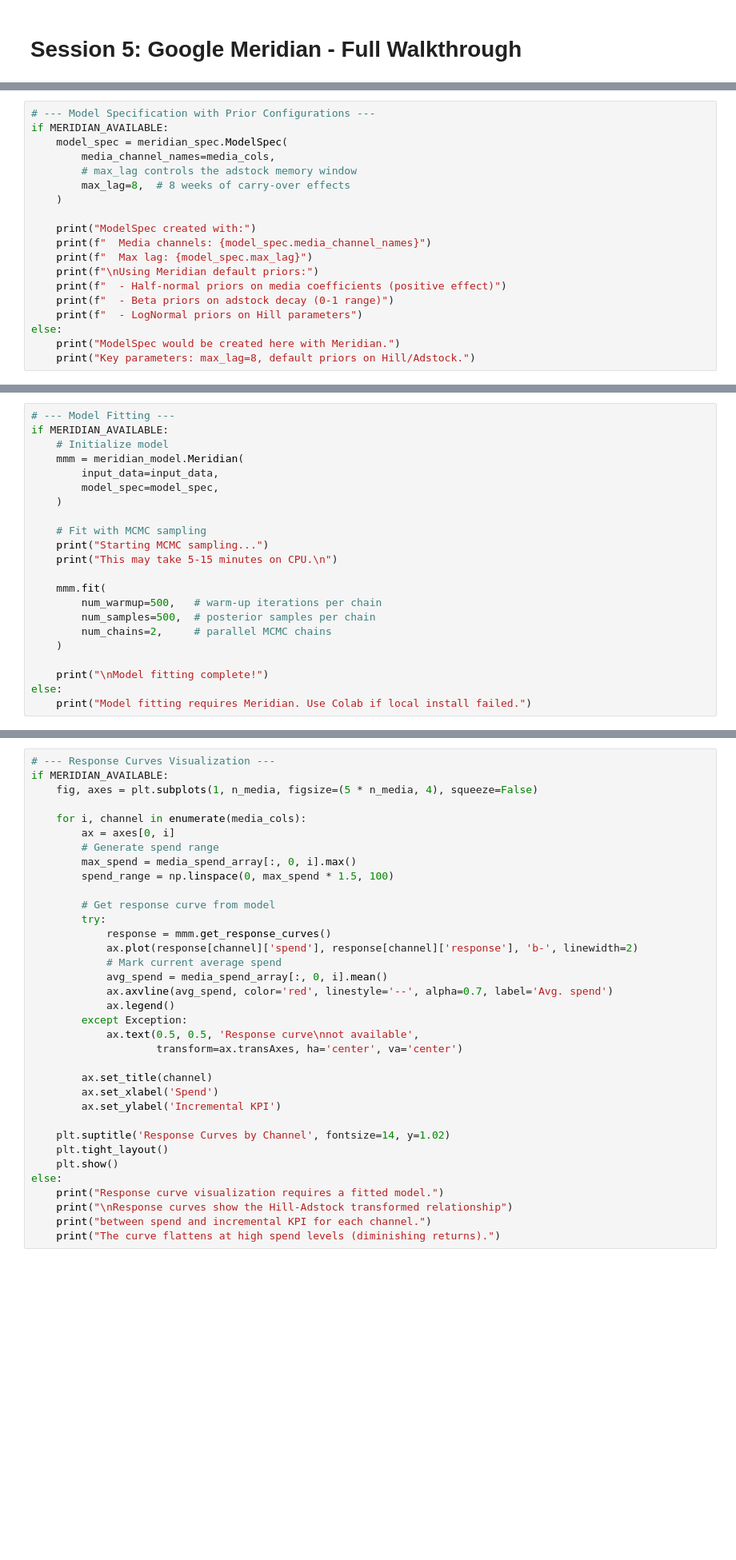
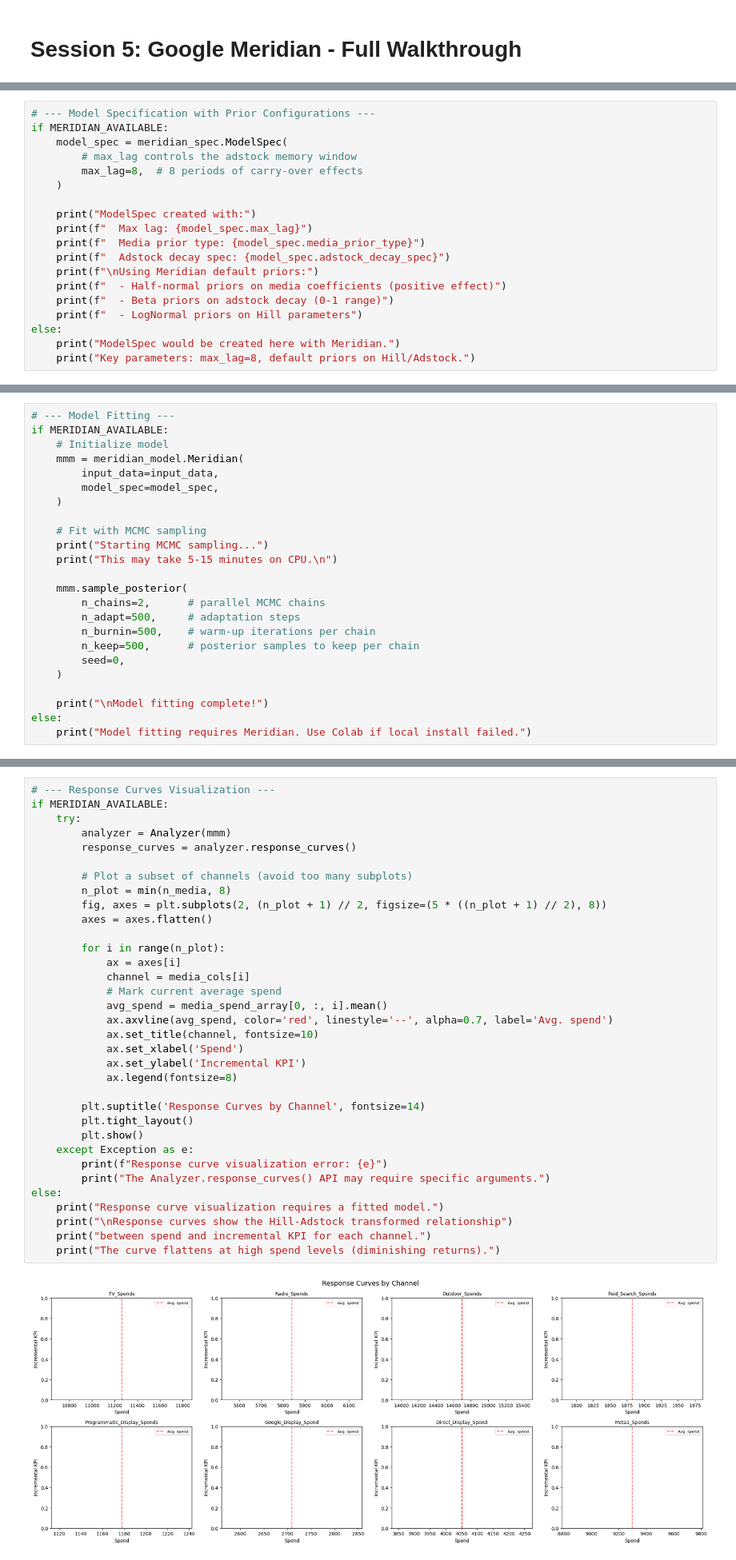
Before and after one commit to gdberrio/MarketingScience-CohortMarch26, a Jupyter notebook: week-3/session-5/session_05_meridian.ipynb, the cells around one changed output, grey strips where cells are left out. Shown at 80% size. Saved outputs shown, nothing was run; the diff lists cells and outputs as text; blank space fills up the shorter version.

```diff
--- a/week-3/session-5/session_05_meridian.ipynb
+++ b/week-3/session-5/session_05_meridian.ipynb
@@ -140,14 +185,14 @@ Meridian's defaults are reasonable starting points, but you should calibrate pri
 # --- Model Specification with Prior Configurations ---
 if MERIDIAN_AVAILABLE:
     model_spec = meridian_spec.ModelSpec(
-        media_channel_names=media_cols,
         # max_lag controls the adstock memory window
-        max_lag=8,  # 8 weeks of carry-over effects
+        max_lag=8,  # 8 periods of carry-over effects
     )
 
     print("ModelSpec created with:")
-    print(f"  Media channels: {model_spec.media_channel_names}")
     print(f"  Max lag: {model_spec.max_lag}")
+    print(f"  Media prior type: {model_spec.media_prior_type}")
+    print(f"  Adstock decay spec: {model_spec.adstock_decay_spec}")
     print(f"\nUsing Meridian default priors:")
     print(f"  - Half-normal priors on media coefficients (positive effect)")
     print(f"  - Beta priors on adstock decay (0-1 range)")
@@ -177,10 +243,12 @@ if MERIDIAN_AVAILABLE:
     print("Starting MCMC sampling...")
     print("This may take 5-15 minutes on CPU.\n")
 
-    mmm.fit(
-        num_warmup=500,   # warm-up iterations per chain
-        num_samples=500,  # posterior samples per chain
-        num_chains=2,     # parallel MCMC chains
+    mmm.sample_posterior(
+        n_chains=2,      # parallel MCMC chains
+        n_adapt=500,     # adaptation steps
+        n_burnin=500,    # warm-up iterations per chain
+        n_keep=500,      # posterior samples to keep per chain
+        seed=0,
     )
 
     print("\nModel fitting complete!")
@@ -229,38 +365,39 @@ else:
 # %%
 # --- Response Curves Visualization ---
 if MERIDIAN_AVAILABLE:
-    fig, axes = plt.subplots(1, n_media, figsize=(5 * n_media, 4), squeeze=False)
+    try:
+        analyzer = Analyzer(mmm)
+        response_curves = analyzer.response_curves()
 
-    for i, channel in enumerate(media_cols):
-        ax = axes[0, i]
-        # Generate spend range
-        max_spend = media_spend_array[:, 0, i].max()
-        spend_range = np.linspace(0, max_spend * 1.5, 100)
+        # Plot a subset of channels (avoid too many subplots)
+        n_plot = min(n_media, 8)
+        fig, axes = plt.subplots(2, (n_plot + 1) // 2, figsize=(5 * ((n_plot + 1) // 2), 8))
+        axes = axes.flatten()
 
-        # Get response curve from model
-        try:
-            response = mmm.get_response_curves()
-            ax.plot(response[channel]['spend'], response[channel]['response'], 'b-', linewidth=2)
+        for i in range(n_plot):
+            ax = axes[i]
+            channel = media_cols[i]
             # Mark current average spend
-            avg_spend = media_spend_array[:, 0, i].mean()
+            avg_spend = media_spend_array[0, :, i].mean()
             ax.axvline(avg_spend, color='red', linestyle='--', alpha=0.7, label='Avg. spend')
-            ax.legend()
-        except Exception:
-            ax.text(0.5, 0.5, 'Response curve\nnot available',
-                    transform=ax.transAxes, ha='center', va='center')
+            ax.set_title(channel, fontsize=10)
+            ax.set_xlabel('Spend')
+            ax.set_ylabel('Incremental KPI')
+            ax.legend(fontsize=8)
 
-        ax.set_title(channel)
-        ax.set_xlabel('Spend')
-        ax.set_ylabel('Incremental KPI')
-
-    plt.suptitle('Response Curves by Channel', fontsize=14, y=1.02)
-    plt.tight_layout()
-    plt.show()
+        plt.suptitle('Response Curves by Channel', fontsize=14)
+        plt.tight_layout()
+        plt.show()
+    except Exception as e:
+        print(f"Response curve visualization error: {e}")
+        print("The Analyzer.response_curves() API may require specific arguments.")
 else:
     print("Response curve visualization requires a fitted model.")
     print("\nResponse curves show the Hill-Adstock transformed relationship")
     print("between spend and incremental KPI for each channel.")
     print("The curve flattens at high spend levels (diminishing returns).")
+# %% [output]
+[figure, added]
 # %%
 # --- Contribution Over Time ---
 if MERIDIAN_AVAILABLE:
```
Also changed, not shown: parts of 15 cells of this notebook, 2 other files.
